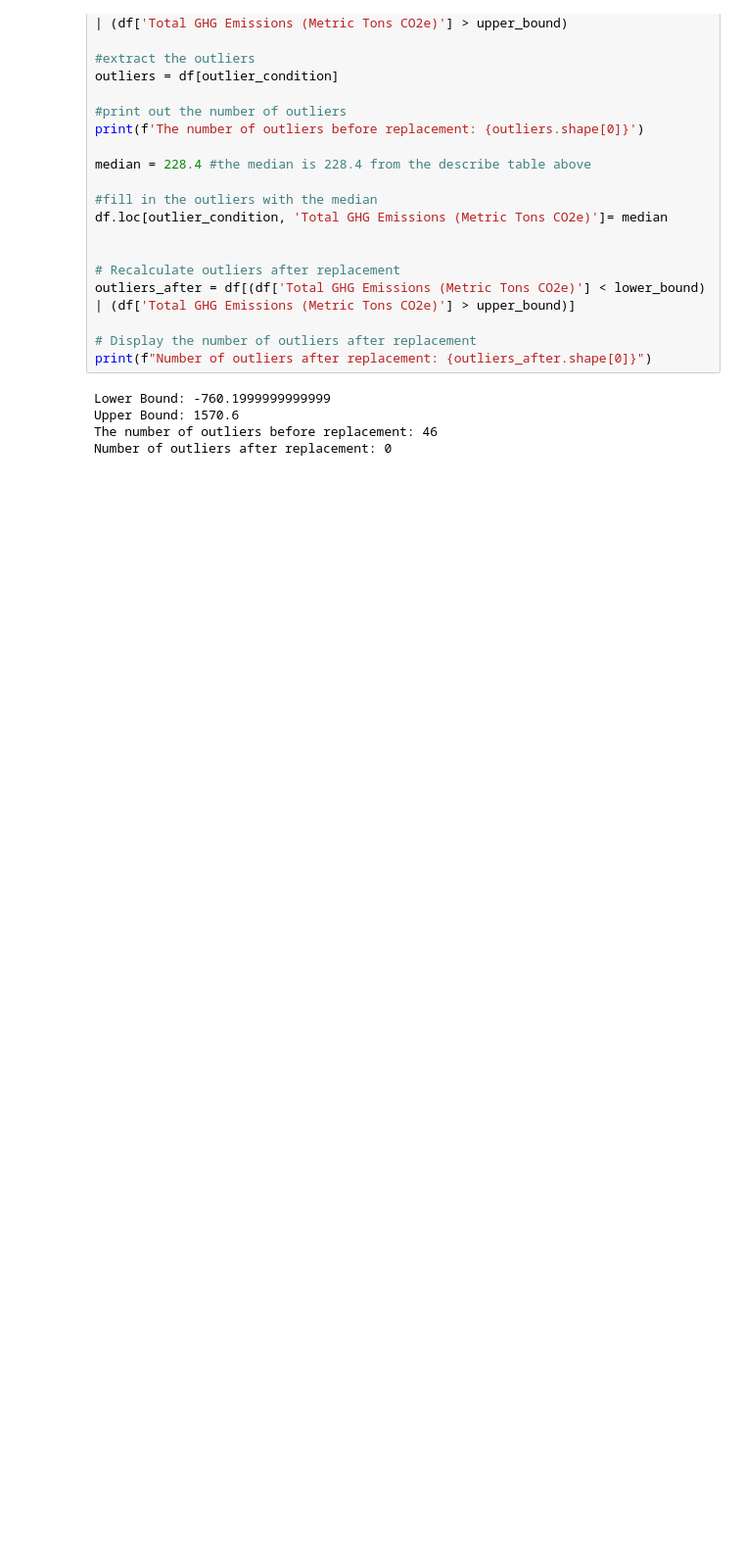
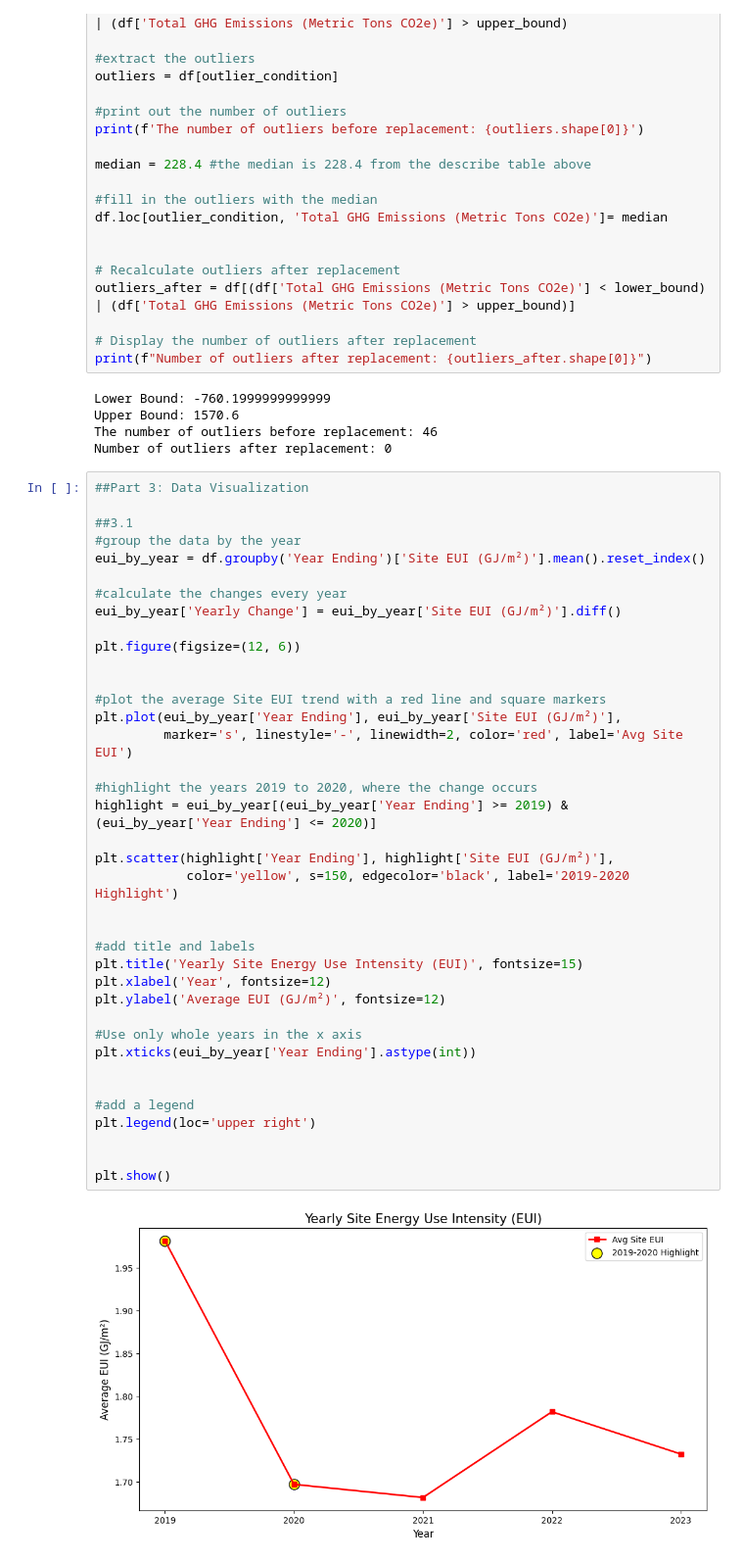
Before and after one commit to Ravin-J/Assignment-4, a Jupyter notebook: HW 4.ipynb, the cells around one changed output. Shown: that part at 98% size. Saved outputs shown, nothing was run; the diff lists cells and outputs as text; blank space fills up the shorter version.

```diff
--- a/HW 4.ipynb
+++ b/HW 4.ipynb
@@ -572,3 +572,43 @@ Lower Bound: -760.1999999999999
 Upper Bound: 1570.6
 The number of outliers before replacement: 46
 Number of outliers after replacement: 0
+# %%
+##Part 3: Data Visualization
+
+##3.1
+#group the data by the year
+eui_by_year = df.groupby('Year Ending')['Site EUI (GJ/m²)'].mean().reset_index()
+
+#calculate the changes every year
+eui_by_year['Yearly Change'] = eui_by_year['Site EUI (GJ/m²)'].diff()
+
+plt.figure(figsize=(12, 6))
+
+
+#plot the average Site EUI trend with a red line and square markers
+plt.plot(eui_by_year['Year Ending'], eui_by_year['Site EUI (GJ/m²)'],
+         marker='s', linestyle='-', linewidth=2, color='red', label='Avg Site EUI')
+
+#highlight the years 2019 to 2020, where the change occurs
+highlight = eui_by_year[(eui_by_year['Year Ending'] >= 2019) & (eui_by_year['Year Ending'] <= 2020)]
+
+plt.scatter(highlight['Year Ending'], highlight['Site EUI (GJ/m²)'],
+            color='yellow', s=150, edgecolor='black', label='2019-2020 Highlight')
+
+
+#add title and labels
+plt.title('Yearly Site Energy Use Intensity (EUI)', fontsize=15)
+plt.xlabel('Year', fontsize=12)
+plt.ylabel('Average EUI (GJ/m²)', fontsize=12)
+
+#Use only whole years in the x axis
+plt.xticks(eui_by_year['Year Ending'].astype(int))
+
+
+#add a legend
+plt.legend(loc='upper right')
+
+
+plt.show()
+# %% [output]
+[figure, added]
```
Also changed, not shown: parts of 5 cells of this notebook.
